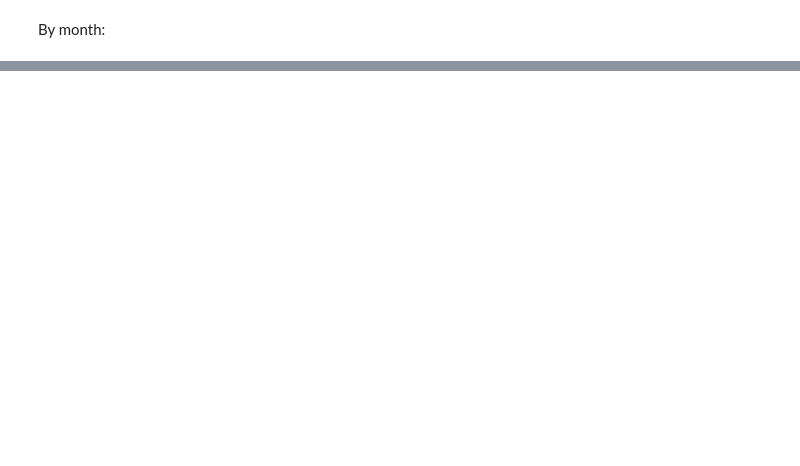
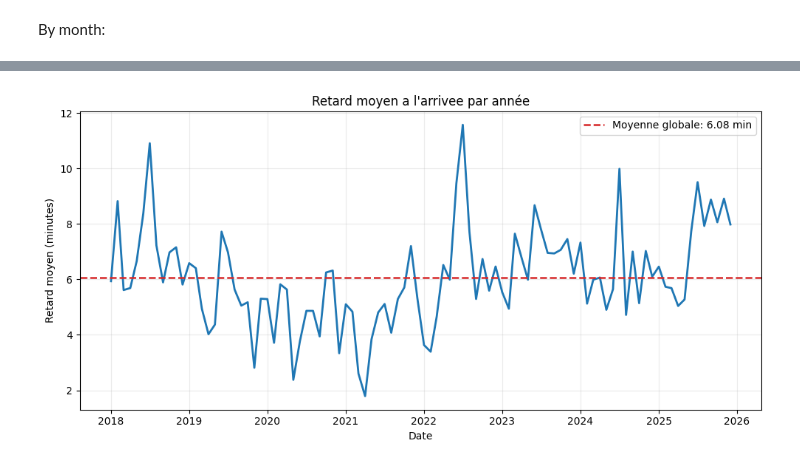
Before and after one commit to Ugo-Pas/Tardis, a Jupyter notebook: tardis_eda.ipynb, the cells around one changed output, grey strips where cells are left out. Saved outputs shown, nothing was run; the diff lists cells and outputs as text; code cells hidden in the pictures; blank space fills up the shorter version.

Commit message:
[+] add all graph in tardis_eda

```diff
--- a/tardis_eda.ipynb
+++ b/tardis_eda.ipynb
@@ -274,0 +486,33 @@ df_pct_delay_month
+# %%
+# Graphique: retard moyen mensuel (arrivee)
+delay_col = "Average delay of all trains at arrival"
+
+monthly_delay = (
+    df[["Date", delay_col]]
+    .dropna()
+    .sort_values("Date")
+    .groupby("Date", as_index=False)[delay_col]
+    .mean()
+ )
+
+fig, ax = pl.subplots(figsize=(10, 5))
+ax.plot(
+    monthly_delay["Date"].dt.to_timestamp(),
+    monthly_delay[delay_col],
+    color="tab:blue",
+    linewidth=2
+ )
+
+mean_delay = monthly_delay[delay_col].mean()
+ax.axhline(mean_delay, color="tab:red", linestyle="--", linewidth=1.8,
+           label=f"Moyenne globale: {mean_delay:.2f} min")
+
+ax.set_title("Retard moyen a l'arrivee par année")
+ax.set_xlabel("Date")
+ax.set_ylabel("Retard moyen (minutes)")
+ax.legend()
+ax.grid(alpha=0.25)
+pl.tight_layout()
+pl.show()
+# %% [output]
+[figure, added]
```
Also changed, not shown: parts of 22 cells of this notebook.
